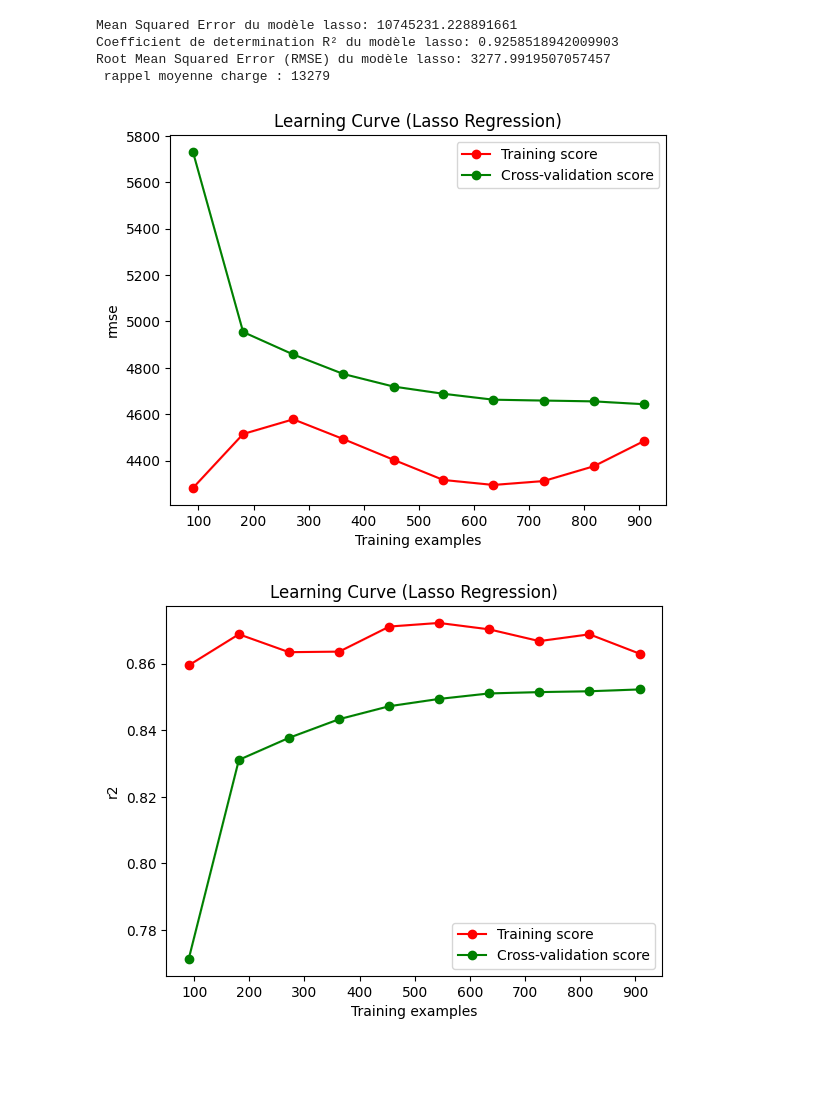
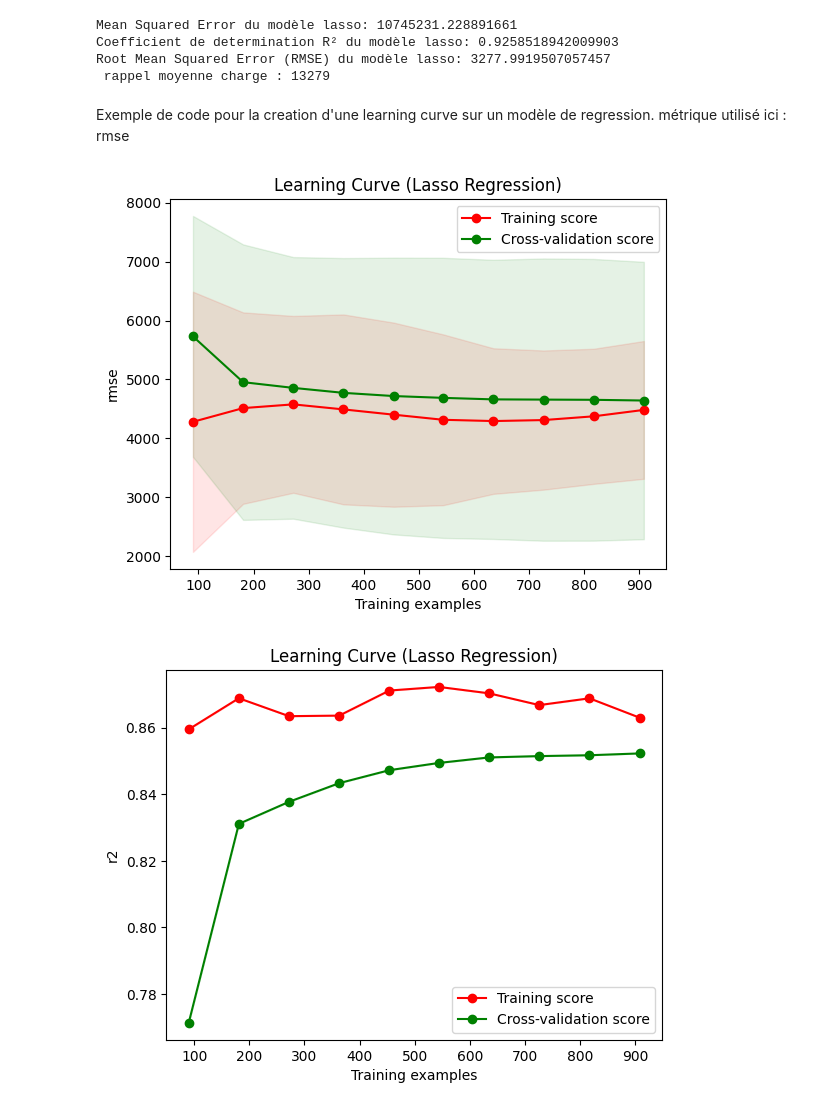
Before and after one commit to ElieLECAS/ML_avance, a Jupyter notebook: learning_curve/learning_curve.ipynb, the cells around one changed output. Drawn from its saved outputs; the diff is of its cells as text; code cells hidden in the pictures; blank space fills up the shorter version.

```diff
--- a/learning_curve/learning_curve.ipynb
+++ b/learning_curve/learning_curve.ipynb
@@ -182,6 +181,9 @@ Mean Squared Error du modèle lasso: 10745231.228891661
 Coefficient de determination R² du modèle lasso: 0.9258518942009903
 Root Mean Squared Error (RMSE) du modèle lasso: 3277.9919507057457
  rappel moyenne charge : 13279
+# %% [markdown]
+Exemple de code pour la creation d'une learning curve sur un modèle de regression.
+métrique utilisé ici : rmse
 # %%
 from sklearn.model_selection import learning_curve
 import matplotlib.pyplot as plt
@@ -190,37 +192,40 @@ train_sizes, train_scores, validation_scores = learning_curve(
     estimator = best_model,
     X = X_train,
     y = y_train,
     train_sizes = np.linspace(0.1, 1.0, 10),
     cv = 5,
     scoring = 'neg_mean_squared_error'
 )
 
 train_scores_mean = -train_scores.mean(axis = 1)
 train_scores_std = train_scores.std(axis = 1)
 validation_scores_mean = -validation_scores.mean(axis = 1)
 validation_scores_std = validation_scores.std(axis = 1)
 
 #mettre en racine carré pour exprimer en unités de la variable cible
 train__rmse = np.sqrt(train_scores_mean)
 validation_rmse = np.sqrt(validation_scores_mean)
+train_scores_std_error = np.sqrt(train_scores_std)
+validation_scores_std_error = np.sqrt(validation_scores_std)
 
 plt.figure()
 plt.title("Learning Curve (Lasso Regression)")
 plt.xlabel("Training examples")
 plt.ylabel("rmse")
 #plt.gca().invert_yaxis()
 
-# tracage
+# tracage des courbes moyennes
 plt.plot(train_sizes, train__rmse, 'o-', color="r", label="Training score")
 plt.plot(train_sizes, validation_rmse, 'o-', color="g", label="Cross-validation score")
 
-plt.fill_between(train_sizes, train__rmse, train__rmse, alpha=0.1, color="r")
-plt.fill_between(train_sizes, validation_rmse, validation_rmse, alpha=0.1, color="g")
+
+plt.fill_between(train_sizes, train__rmse - train_scores_std_error, train__rmse + train_scores_std_error, alpha=0.1, color="r")
+plt.fill_between(train_sizes, validation_rmse - validation_scores_std_error, validation_rmse + validation_scores_std_error, alpha=0.1, color="g")
 
 plt.legend(loc="best")
 plt.show()
 # %% [output]
-[figure, old version]
+[figure, new version]
 # %%
 #deuxieme learning curve avec r2
 
```
Also changed, not shown: parts of 3 cells of this notebook, 6 other files.
